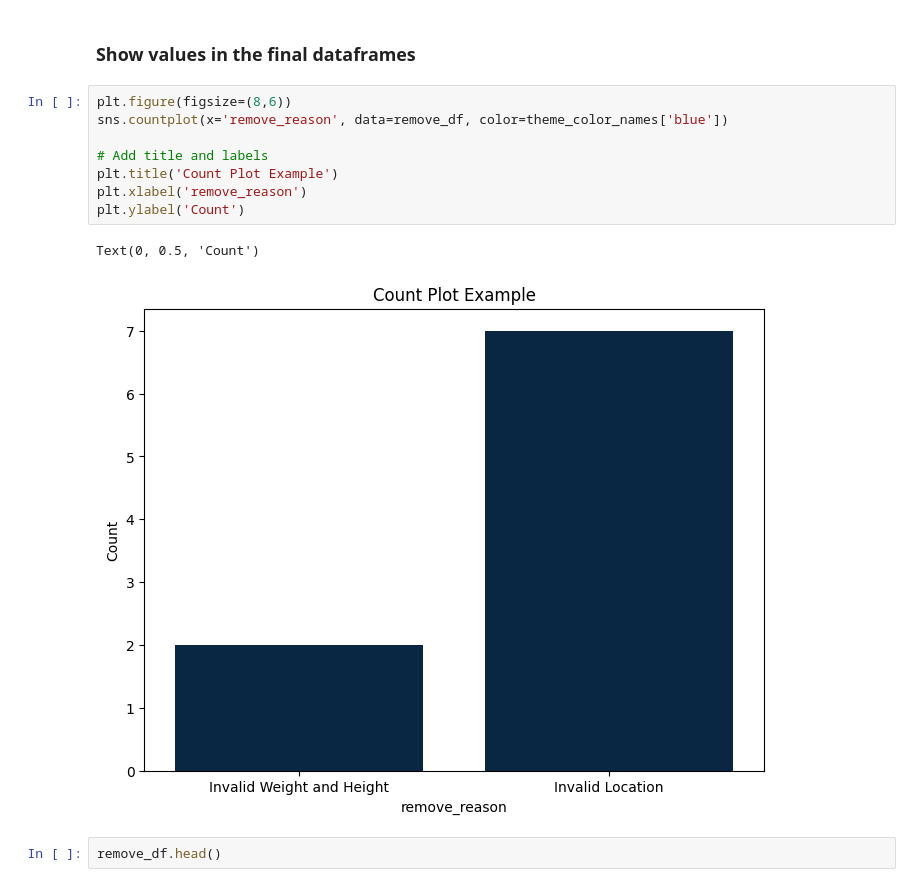
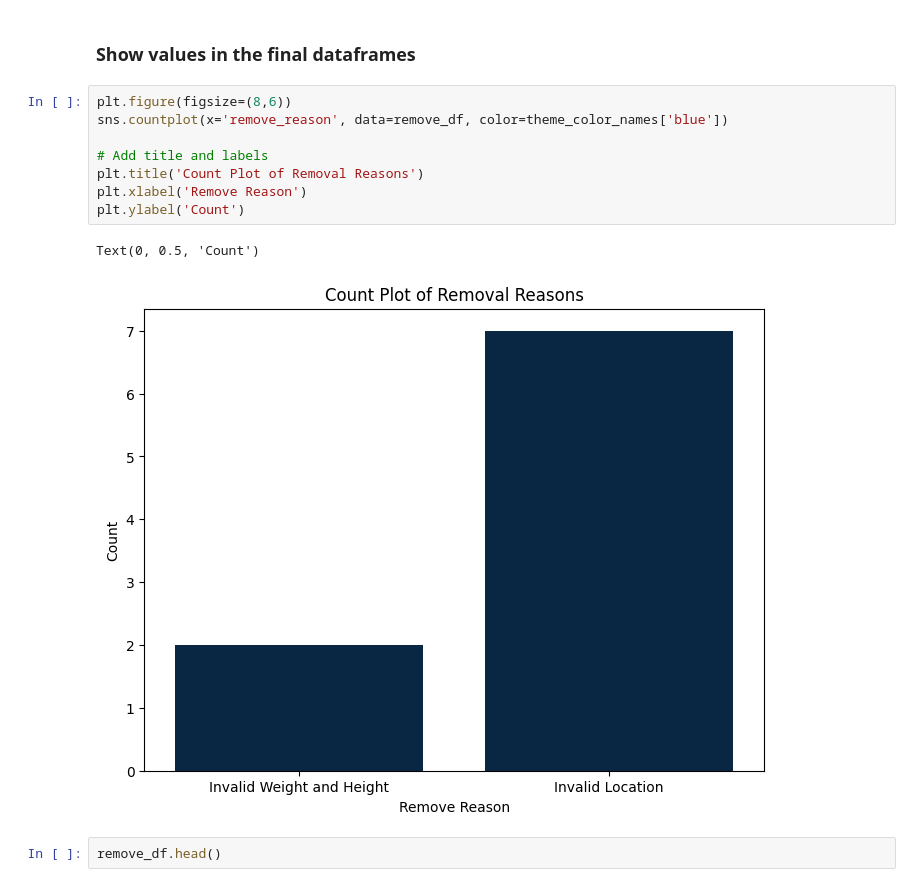
Before and after one commit to chrismca13/CFB_draft_propensity, a Jupyter notebook: notebooks/4_anomoly_detection_KMeans.ipynb, the cells around one changed output. Cells and saved outputs as stored; diff of their text form.

```diff
--- a/notebooks/4_anomoly_detection_KMeans.ipynb
+++ b/notebooks/4_anomoly_detection_KMeans.ipynb
@@ -316,14 +322,14 @@ for index in narrow_down_index:
 # %%
 plt.figure(figsize=(8,6))
 sns.countplot(x='remove_reason', data=remove_df, color=theme_color_names['blue'])
 
 # Add title and labels
-plt.title('Count Plot Example')
-plt.xlabel('remove_reason')
+plt.title('Count Plot of Removal Reasons')
+plt.xlabel('Remove Reason')
 plt.ylabel('Count')
 # %% [output]
 Text(0, 0.5, 'Count')
-[figure, old version]
+[figure, new version]
 # %%
 remove_df.head()
 # %% [output]
```
Also changed, not shown: parts of 5 cells of this notebook.
